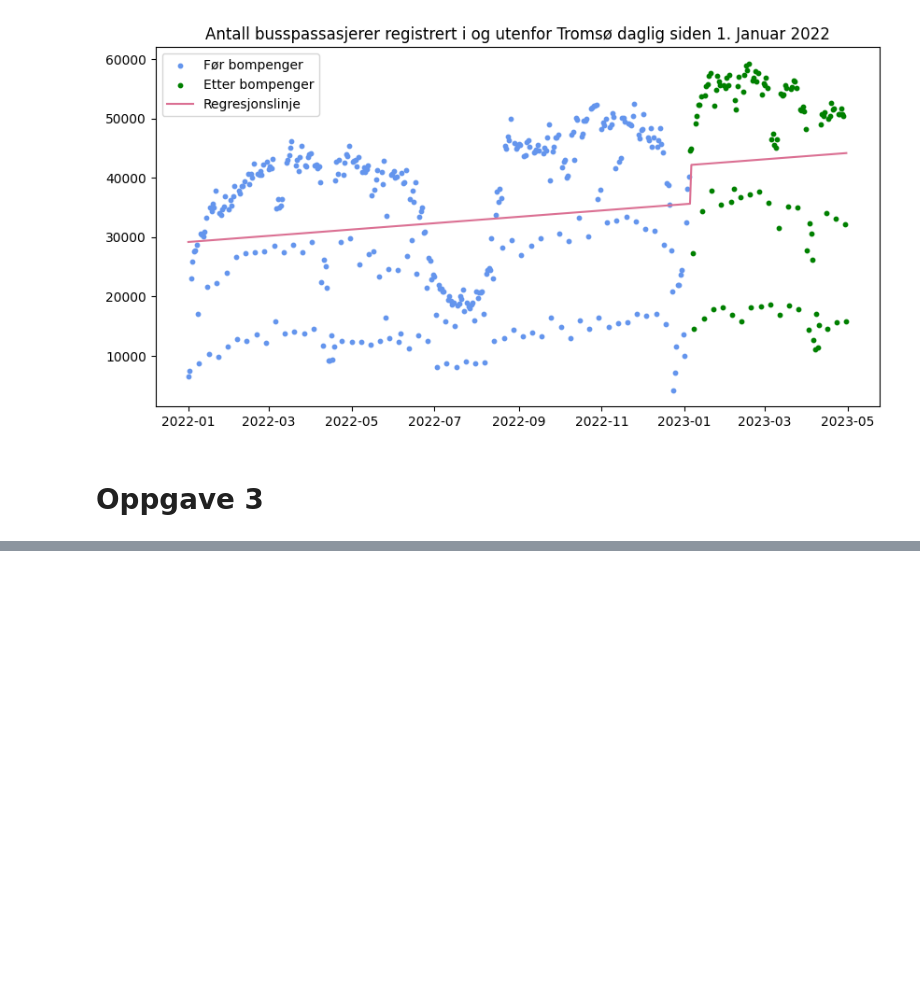
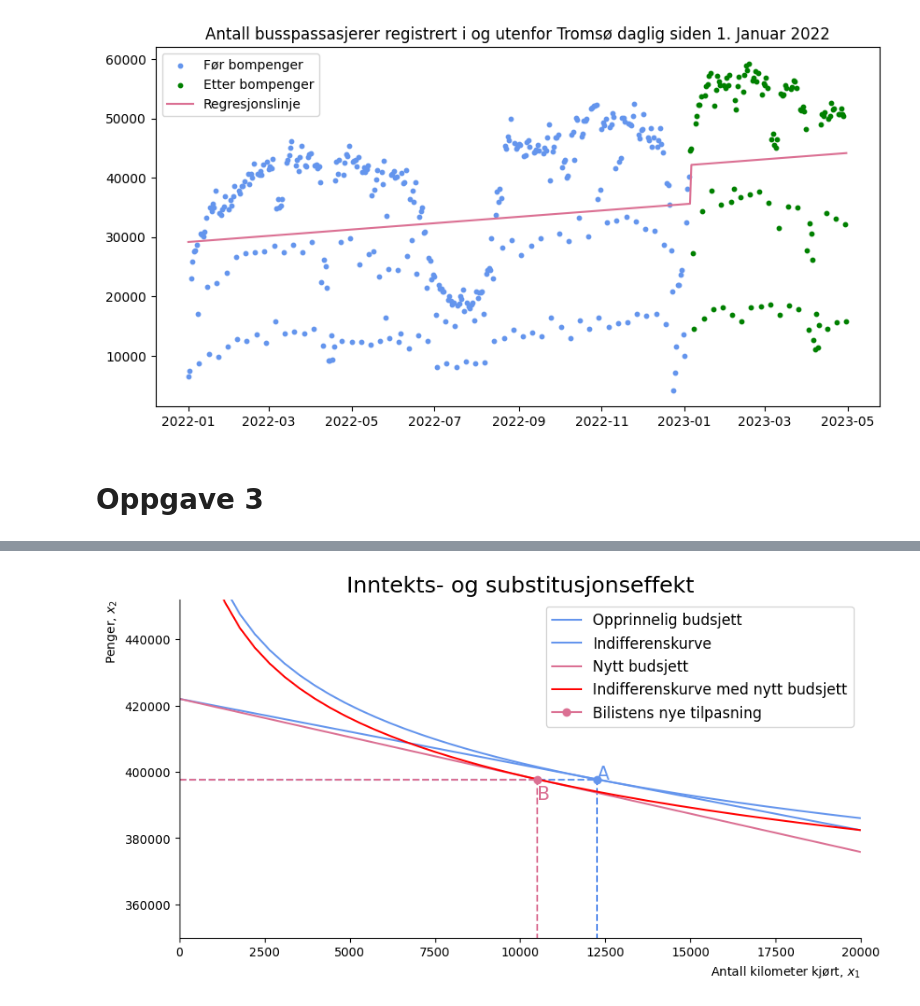
Before and after one commit to DanielFabioG/SOK-1003-og-SOK-1006, a Jupyter notebook: sok-1006/Mappeoppgaver/Kand_nr_17_Mikro_Mappe2_V2023_1006.ipynb, the cells around one changed output, grey strips where cells are left out. Saved outputs shown, nothing was run; the diff lists cells and outputs as text; code cells hidden in the pictures; blank space fills up the shorter version.

```diff
--- a/sok-1006/Mappeoppgaver/Kand_nr_17_Mikro_Mappe2_V2023_1006.ipynb
+++ b/sok-1006/Mappeoppgaver/Kand_nr_17_Mikro_Mappe2_V2023_1006.ipynb
@@ -600,0 +655,35 @@ ax[1].legend(loc='best', fontsize=15);
+# %%
+# Setter inn verdien for gode_1 med økning i kr/km
+x_1_eq_ny = float(x_1_eq.subs([(bta_1, beta_1), (gma_1, 1), (gma_2, 1), (m, M), (p_1, p1_2), (p_2, p2)]))
+x_2_eq_ny = float(x_2_eq.subs([(bta_2, beta_2), (gma_1, 1), (gma_2, 1), (m, M), (p_1, p1_2), (p_2, p2)]))
+nytte_sg_ny = float(like_v.subs([(bta_1, beta_1),(bta_2, beta_2), (gma_1, 1), (gma_2, 1), (m, M), (p_1, p1_2), (p_2, p2)]))
+# %%
+fig, ax = create_ax()
+
+ax.plot(X, budsjett(M, X, p1, p2), color='cornflowerblue', label='Opprinnelig budsjett')
+ax.plot(X, ind_k_fn(beta_1,1,1,X,nytte_sg_num), color='cornflowerblue',label='Indifferenskurve')
+
+ax.plot(x_1_eq_num, x_2_eq_num , marker='o', color='cornflowerblue')
+
+ax.annotate('A', (x_1_eq_num+.5,x_2_eq_num), color='cornflowerblue', fontsize=15)
+
+ax.vlines(x_1_eq_num, 0, x_2_eq_num, ls='dashed', color='cornflowerblue')
+ax.hlines(x_2_eq_num, 0, x_1_eq_num, ls='dashed', color='cornflowerblue')
+
+ax.plot(X, budsjett(M, X, p1_2, p2), color='palevioletred', label='Nytt budsjett')
+ax.plot(X, ind_k_fn(beta_1,1,1,X,nytte_sg_ny), color='red', label='Indifferenskurve med nytt budsjett')
+
+ax.annotate('B', (x_1_eq_ny,x_2_eq_ny-6000), color='palevioletred', fontsize=15)
+ax.plot(x_1_eq_ny, x_2_eq_ny , marker='o', color='palevioletred', label='Elbilistens nye tilpasning')
+
+ax.vlines(x_1_eq_ny, 0, x_2_eq_ny, ls='dashed', color='palevioletred')
+ax.hlines(x_2_eq_ny, 0, x_1_eq_ny, ls='dashed', color='palevioletred')
+
+ax.set_xlim(0, 20000)
+ax.set_ylim(350000, 452000)
+
+ax.set_title('Inntekts- og substitusjonseffekt', size=18)
+
+ax.legend(fontsize=12);
+# %% [output]
+[figure, added]
```
Also changed, not shown: parts of 13 cells of this notebook, 3 other files.
